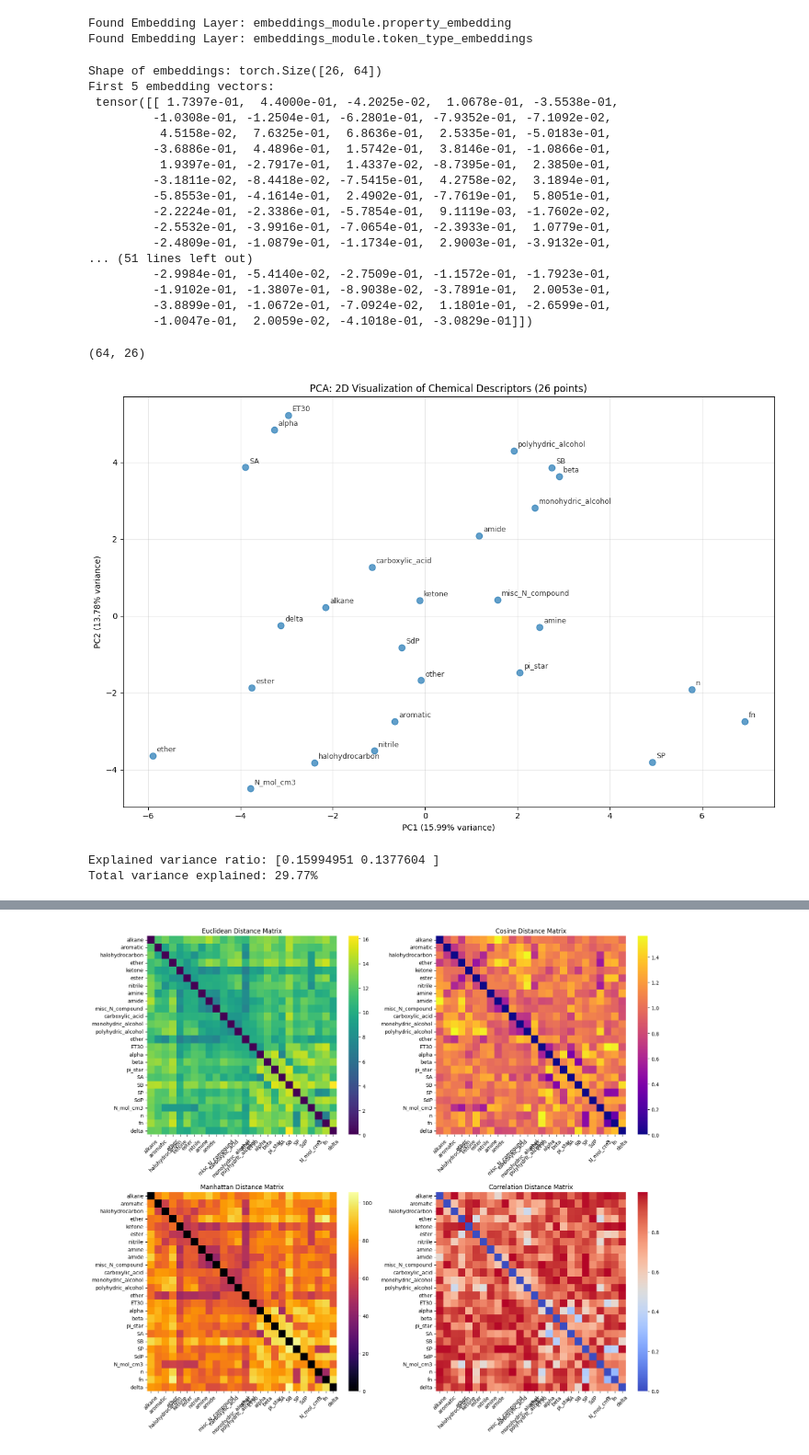
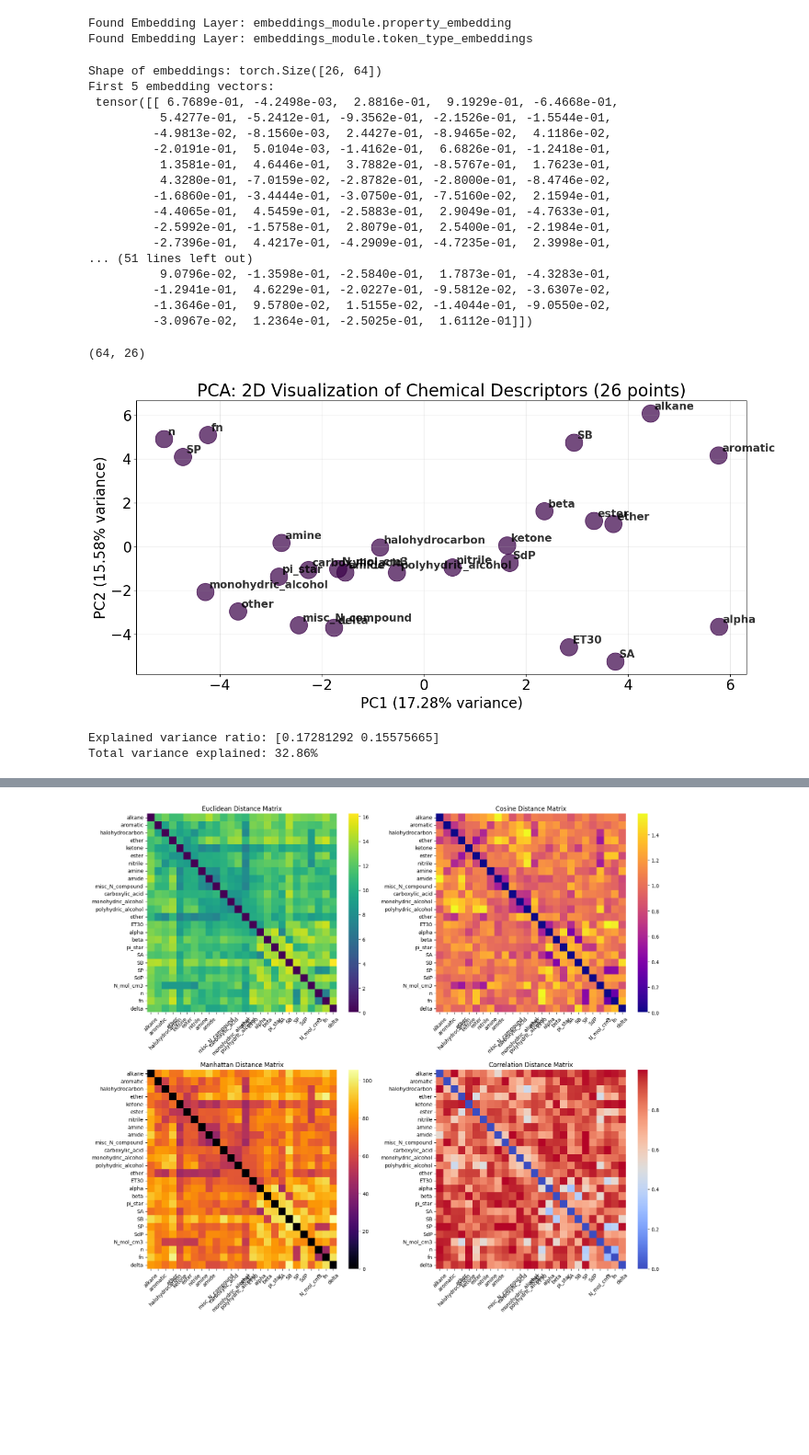
Before and after one commit to g-a-b-r-e-a-l/SoDaDE_Solvent_Data-Driven_Embeddings_from_Language_Models, a Jupyter notebook: embeddings.ipynb, the cells around one changed output, grey strips where cells are left out. Shown: that part at 92% size. Saved outputs shown, nothing was run; the diff lists cells and outputs as text; code cells hidden in the pictures; blank space fills up the shorter version.

Commit message:
plots for writeup

```diff
--- a/embeddings.ipynb
+++ b/embeddings.ipynb
@@ -1,11 +1,11 @@
 # %%
-from models import MultiModalRegressionTransformer
+from model.decoder import MultiModalRegressionTransformer
 
-model = MultiModalRegressionTransformer(384, 26, 64, 28, 6, 16, 4, 0)
+model = MultiModalRegressionTransformer(384, 26, 64, 28, 6, 16, 5, 0)
 # %%
 import torch
 import torch.nn as nn
-model_path = 'val_loss0.1225_DPR_0.1_MP_0.3_DM_64_TL_4_heads_16.pth'
+model_path = 'val_loss0.1074_DPR_0.1_MP_0.3_DM_64_TL_5_heads_16.pth'
 
 model.load_state_dict(torch.load(model_path, map_location='cpu'))
 model.eval()
@@ -50,21 +50,21 @@ print(f"First 5 embedding vectors:\n {embeddings[:5]}")
 # %% [output]
 Shape of embeddings: torch.Size([26, 64])
 First 5 embedding vectors:
- tensor([[ 1.7397e-01,  4.4000e-01, -4.2025e-02,  1.0678e-01, -3.5538e-01,
-         -1.0308e-01, -1.2504e-01, -6.2801e-01, -7.9352e-01, -7.1092e-02,
-          4.5158e-02,  7.6325e-01,  6.8636e-01,  2.5335e-01, -5.0183e-01,
-         -3.6886e-01,  4.4896e-01,  1.5742e-01,  3.8146e-01, -1.0866e-01,
-          1.9397e-01, -2.7917e-01,  1.4337e-02, -8.7395e-01,  2.3850e-01,
-         -3.1811e-02, -8.4418e-02, -7.5415e-01,  4.2758e-02,  3.1894e-01,
-         -5.8553e-01, -4.1614e-01,  2.4902e-01, -7.7619e-01,  5.8051e-01,
-         -2.2224e-01, -2.3386e-01, -5.7854e-01,  9.1119e-03, -1.7602e-02,
-         -2.5532e-01, -3.9916e-01, -7.0654e-01, -2.3933e-01,  1.0779e-01,
-         -2.4809e-01, -1.0879e-01, -1.1734e-01,  2.9003e-01, -3.9132e-01,
+ tensor([[ 6.7689e-01, -4.2498e-03,  2.8816e-01,  9.1929e-01, -6.4668e-01,
+          5.4277e-01, -5.2412e-01, -9.3562e-01, -2.1526e-01, -1.5544e-01,
+         -4.9813e-02, -8.1560e-03,  2.4427e-01, -8.9465e-02,  4.1186e-02,
+         -2.0191e-01,  5.0104e-03, -1.4162e-01,  6.6826e-01, -1.2418e-01,
+          1.3581e-01,  4.6446e-01,  3.7882e-01, -8.5767e-01,  1.7623e-01,
+          4.3280e-01, -7.0159e-02, -2.8782e-01, -2.8000e-01, -8.4746e-02,
+         -1.6860e-01, -3.4444e-01, -3.0750e-01, -7.5160e-02,  2.1594e-01,
+         -4.4065e-01,  4.5459e-01, -2.5883e-01,  2.9049e-01, -4.7633e-01,
+         -2.5992e-01, -1.5758e-01,  2.8079e-01,  2.5400e-01, -2.1984e-01,
+         -2.7396e-01,  4.4217e-01, -4.2909e-01, -4.7235e-01,  2.3998e-01,
 ... (51 lines left out)
-         -2.9984e-01, -5.4140e-02, -2.7509e-01, -1.1572e-01, -1.7923e-01,
-         -1.9102e-01, -1.3807e-01, -8.9038e-02, -3.7891e-01,  2.0053e-01,
-         -3.8899e-01, -1.0672e-01, -7.0924e-02,  1.1801e-01, -2.6599e-01,
-         -1.0047e-01,  2.0059e-02, -4.1018e-01, -3.0829e-01]])
+          9.0796e-02, -1.3598e-01, -2.5840e-01,  1.7873e-01, -4.3283e-01,
+         -1.2941e-01,  4.6229e-01, -2.0227e-01, -9.5812e-02, -3.6307e-02,
+         -1.3646e-01,  9.5780e-02,  1.5155e-02, -1.4044e-01, -9.0550e-02,
+         -3.0967e-02,  1.2364e-01, -2.5025e-01,  1.6112e-01]])
 # %%
 import pandas as pd
 WORD_TOKENS = ['alkane', 'aromatic', 'halohydrocarbon', 'ether', 'ketone', 'ester', 'nitrile', 'amine', 'amide', 'misc_N_compound', 'carboxylic_acid', 'monohydric_alcohol' , 'polyhydric_alcohol', 'other','ET30', 'alpha', 'beta', 'pi_star', 'SA', 'SB', 'SP', 'SdP', 'N_mol_cm3', 'n', 'fn', 'delta']
@@ -88,6 +88,8 @@ import numpy as np
 import matplotlib.pyplot as plt
 from sklearn.decomposition import PCA
 from sklearn.preprocessing import StandardScaler
+from matplotlib import cm
+
 
 def pca_scatter_plot(df, n_components=2):
     """
@@ -99,41 +101,49 @@ def pca_scatter_plot(df, n_components=2):
     """
     # Transpose so each row represents a column (26 rows, 384 features each)
     df_transposed = df.T
+    plt.rcParams['font.family'] = 'sans-serif'
+    plt.rcParams['font.sans-serif'] = ['Latin Modern Sans', 'DejaVu Sans', 'Arial']
+    plt.rcParams['font.size'] = 20
+    viridis = cm.get_cmap('viridis')
+    dark_purple_d = viridis(0)  # A color from the start of the map
 
+    dark_purple = viridis(0.4)  # A color from the start of the map
+    mid_green = viridis(0.6)    # A color from the middle
+    bright_yellow = viridis(0.9)
     # Standardize the data
     scaler = StandardScaler()
     scaled_data = scaler.fit_transform(df_transposed)
 
     # Apply PCA to reduce from 384 dimensions to 2
     pca = PCA(n_components=n_components)
     pca_result = pca.fit_transform(scaled_data)
 
     # Create scatter plot
-    plt.figure(figsize=(12, 8))
-    plt.scatter(pca_result[:, 0], pca_result[:, 1], alpha=0.7, s=60)
+    plt.figure(figsize=(14, 7))
+    plt.scatter(pca_result[:, 0], pca_result[:, 1], color="#390047", alpha=0.7, s=600)
 
     # Add labels for each point (using column names)
     for i, col_name in enumerate(df.columns):
         plt.annotate(col_name, (pca_result[i, 0], pca_result[i, 1]),
                     xytext=(5, 5), textcoords='offset points',
-                    fontsize=9, alpha=0.8)
+                    fontsize=15, fontweight='bold', alpha=0.8)
 
     plt.xlabel(f'PC1 ({pca.explained_variance_ratio_[0]:.2%} variance)')
     plt.ylabel(f'PC2 ({pca.explained_variance_ratio_[1]:.2%} variance)')
     plt.title('PCA: 2D Visualization of Chemical Descriptors (26 points)')
-    plt.grid(True, alpha=0.3)
+    plt.grid(False, alpha=0.3)
     plt.tight_layout()
     plt.show()
 
     print(f"Explained variance ratio: {pca.explained_variance_ratio_}")
     print(f"Total variance explained: {pca.explained_variance_ratio_.sum():.2%}")
 
     return pca_result, pca
 
 
 # Apply to your DataFrame
 pca_result, pca_model = pca_scatter_plot(df)
 # %% [output]
-[figure, old version]
+[figure, new version]
-Explained variance ratio: [0.15994951 0.1377604 ]
-Total variance explained: 29.77%
+Explained variance ratio: [0.17281292 0.15575665]
+Total variance explained: 32.86%
```
Also changed, not shown: parts of 3 cells of this notebook, 32 other files.
